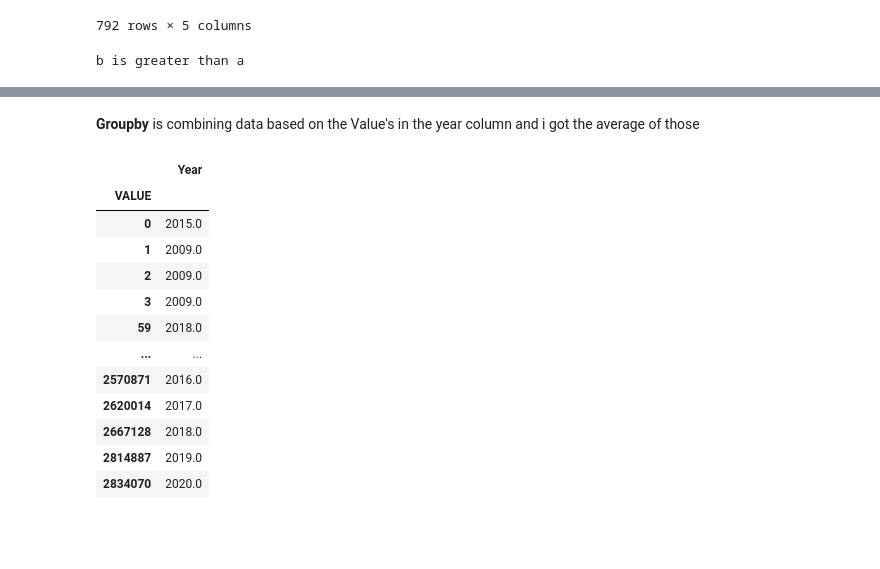
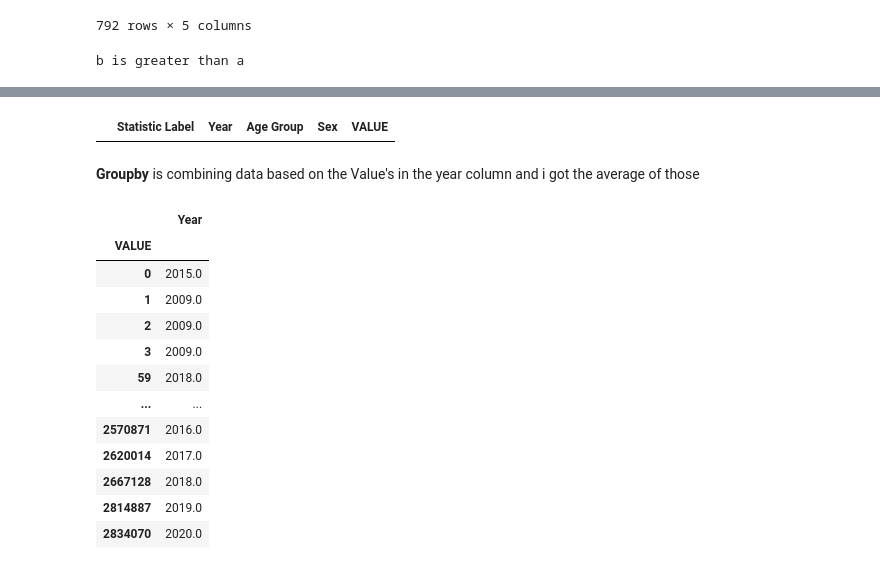
Before and after one commit to hartyl1/UCDPA_harty, a Jupyter notebook: Copy_of_Copy_of_Untitled12.ipynb, the cells around one changed output, grey strips where cells are left out. Cells and saved outputs as stored; diff of their text form; code cells hidden in the pictures; blank space fills up the shorter version.

```diff
--- a/Copy_of_Copy_of_Untitled12.ipynb
+++ b/Copy_of_Copy_of_Untitled12.ipynb
@@ -407,3 +416,9 @@ SyntaxError: ignored
+# %%
+Full_Driving_Licenses=Driving_Licenses['Statistic Label']=='Full Driving Licenses'
+# %%
+Driving_Licenses[Full_Driving_Licenses]
+# %% [output]
+|  | Statistic Label | Year | Age Group | Sex | VALUE |
 # %%
 Looping
 # %% [markdown]
```
Also changed, not shown: parts of 3 cells of this notebook.
